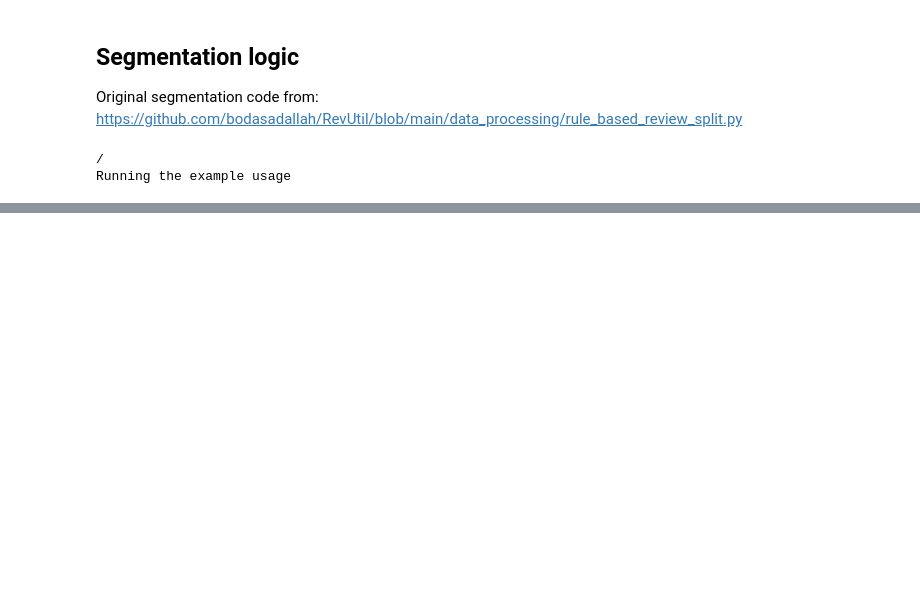
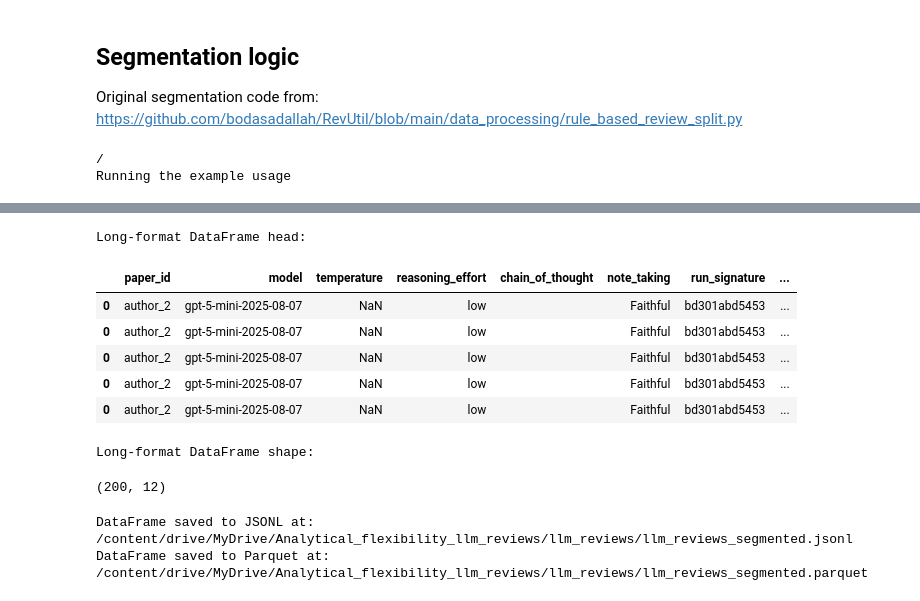
Before and after one commit to hiiamlars/analytical_flexibility_llm_reviews, a Jupyter notebook: data_generation/review_segmentation.ipynb, the cells around one changed output, grey strips where cells are left out. Drawn from its saved outputs; the diff is of its cells as text; code cells hidden in the pictures; blank space fills up the shorter version.

Commit message:
Include helpfer functions from utils.py, convert results into long format and save it as .parquet and .json

```diff
--- a/data_generation/review_segmentation.ipynb
+++ b/data_generation/review_segmentation.ipynb
@@ -623,0 +630,37 @@ Number of points after filtering typos and considering only bullet points: 182
+# %%
+# @title Conversion to long-format
+
+# Each segmented comment becomes a new row
+segmented_df_long = segmented_df.explode('split_review')
+
+# Rename the column
+segmented_df_long = segmented_df_long.rename(columns={'split_review': 'segmented_comment'})
+
+# Display segmented_df_long
+print("Long-format DataFrame head:")
+display(segmented_df_long.head())
+print("Long-format DataFrame shape:")
+display(segmented_df_long.shape)
+# %% [output]
+Long-format DataFrame head:
+|  | paper_id | model | temperature | reasoning_effort | chain_of_thought | note_taking | run_signature | ... |
+| 0 | author_2 | gpt-5-mini-2025-08-07 | NaN | low |  | Faithful | bd301abd5453 | ... |
+| 0 | author_2 | gpt-5-mini-2025-08-07 | NaN | low |  | Faithful | bd301abd5453 | ... |
+| 0 | author_2 | gpt-5-mini-2025-08-07 | NaN | low |  | Faithful | bd301abd5453 | ... |
+| 0 | author_2 | gpt-5-mini-2025-08-07 | NaN | low |  | Faithful | bd301abd5453 | ... |
+| 0 | author_2 | gpt-5-mini-2025-08-07 | NaN | low |  | Faithful | bd301abd5453 | ... |
+Long-format DataFrame shape:
+(200, 12)
+# %%
+# @title Save JSON and Parquet files
+
+# Save the long-format DataFrame to JSONL
+segmented_df_long.to_json(RESULTS_JSON_PATH, orient='records', lines=True)
+print(f"DataFrame saved to JSONL at: {RESULTS_JSON_PATH}")
+
+# Save the long-format DataFrame to Parquet
+segmented_df_long.to_parquet(RESULTS_PATH, index=False)
+print(f"DataFrame saved to Parquet at: {RESULTS_PATH}")
+# %% [output]
+DataFrame saved to JSONL at: /content/drive/MyDrive/Analytical_flexibility_llm_reviews/llm_reviews/llm_reviews_segmented.jsonl
+DataFrame saved to Parquet at: /content/drive/MyDrive/Analytical_flexibility_llm_reviews/llm_reviews/llm_reviews_segmented.parquet
```
Also changed, not shown: parts of 10 cells of this notebook.
